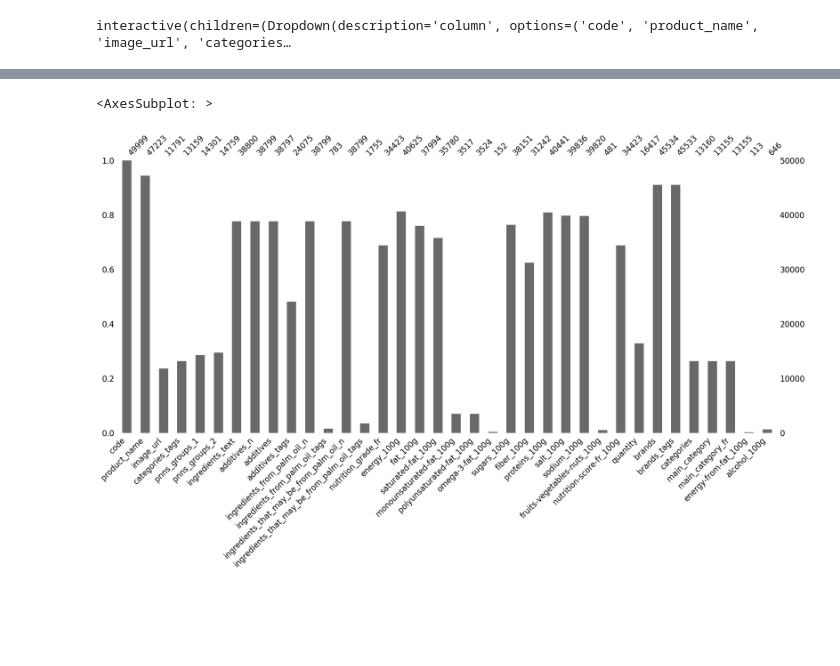
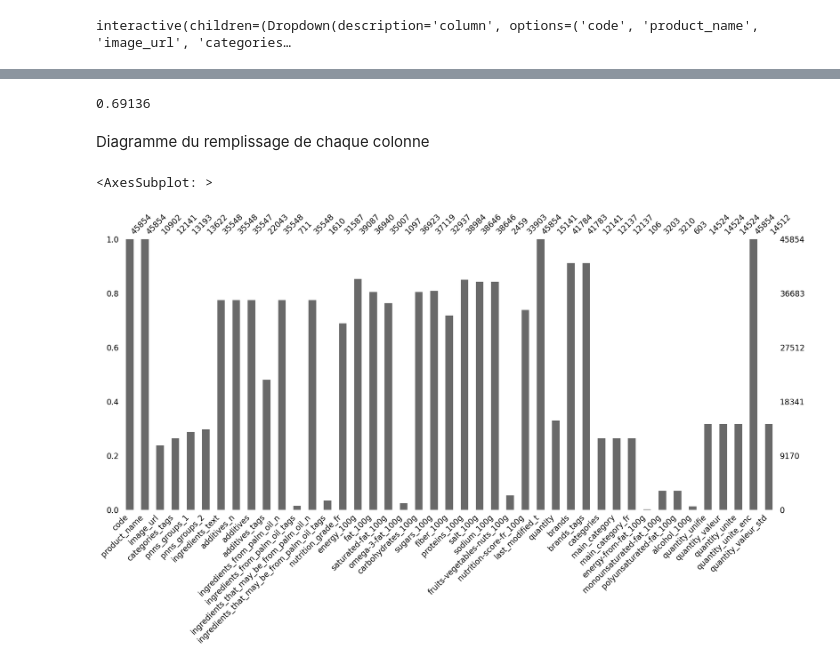
Before and after one commit to CeVague/Projet_3-Concevez_application_pour_sante_publique, a Jupyter notebook: Nettoyage.ipynb, the cells around one changed output, grey strips where cells are left out. Cells and saved outputs as stored; diff of their text form; code cells hidden in the pictures; blank space fills up the shorter version.

```diff
--- a/Nettoyage.ipynb
+++ b/Nettoyage.ipynb
@@ -143,5 +94,11 @@ msno.matrix(dataClean)
+# %%
+(data['image_url'].isna() & data['categories'].isna()).mean()
+# %% [output]
+0.69136
+# %% [markdown]
+Diagramme du remplissage de chaque colonne
 # %%
-msno.bar(dataClean)
+msno.bar(data)
 # %% [output]
 <AxesSubplot: >
-[figure, old version]
+[figure, new version]
```
Also changed, not shown: parts of 99 cells of this notebook, 1 other file.
